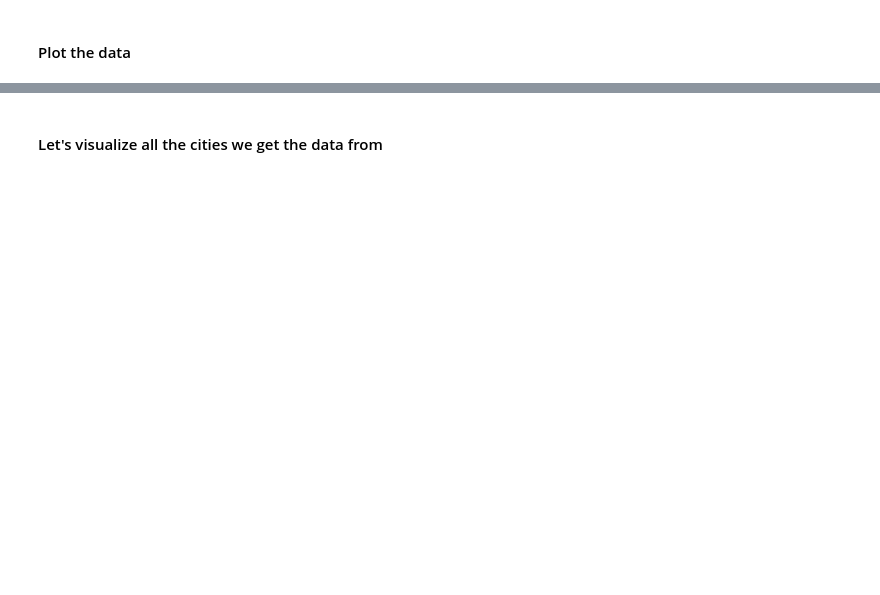
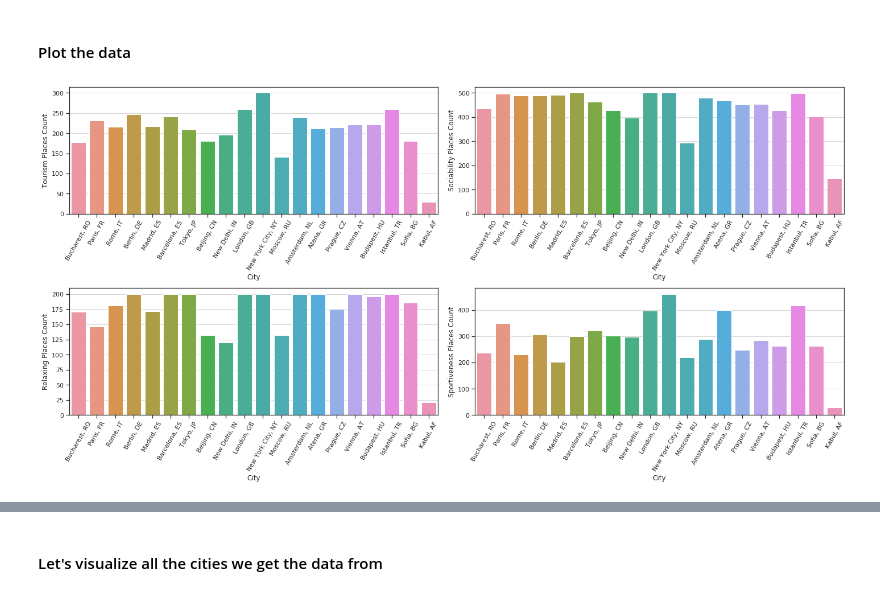
Before and after one commit to MCristii/watson-studio-coursera, a Jupyter notebook: The Battle of Cities.ipynb, the cells around one changed output, grey strips where cells are left out. Saved outputs shown, nothing was run; the diff lists cells and outputs as text; code cells hidden in the pictures; blank space fills up the shorter version.

```diff
--- a/The Battle of Cities.ipynb
+++ b/The Battle of Cities.ipynb
@@ -193,24 +188,27 @@ rankings
 # %%
 sns.set(style="ticks", palette="Set1", color_codes=True)
 f, axes = plt.subplots(2, 2, figsize=(20, 10))
 
 t_count = sns.barplot(y='Tourism Places Count', x='City', data=rankings, ax=axes[0,0])
-t_count.set_xticklabels(t_count.get_xticklabels(), rotation=45)
+t_count.set_xticklabels(t_count.get_xticklabels(), rotation=60)
 axes[0,0].grid(axis='y', alpha=0.8)
 
 so_count = sns.barplot(y='Sociability Places Count', x='City', data=rankings, ax=axes[0,1])
-so_count.set_xticklabels(so_count.get_xticklabels(), rotation=45)
+so_count.set_xticklabels(so_count.get_xticklabels(), rotation=60)
 axes[0,1].grid(axis='y', alpha=0.8)
 
 r_count = sns.barplot(y='Relaxing Places Count', x='City', data=rankings, ax=axes[1,0])
-r_count.set_xticklabels(r_count.get_xticklabels(), rotation=45)
+r_count.set_xticklabels(r_count.get_xticklabels(), rotation=60)
 axes[1,0].grid(axis='y', alpha=0.8)
 
 sp_count = sns.barplot(y='Sportiveness Places Count', x='City', data=rankings, ax=axes[1,1])
-sp_count.set_xticklabels(sp_count.get_xticklabels(), rotation=45)
+sp_count.set_xticklabels(sp_count.get_xticklabels(), rotation=60)
 axes[1,1].grid(axis='y', alpha=0.8)
 
 plt.tight_layout()
+plt.savefig('Places_count.png')
+# %% [output]
+[figure, added]
 # %%
 sns.set(style="ticks", palette="Set2", color_codes=True)
 f, axes = plt.subplots(2, 2, figsize=(20, 10))
```
Also changed, not shown: parts of 12 cells of this notebook, 12 other files.
